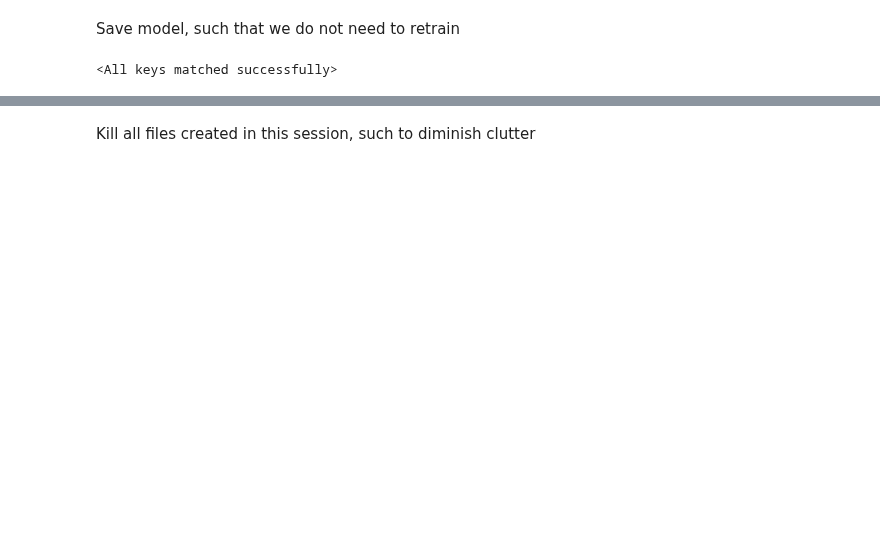
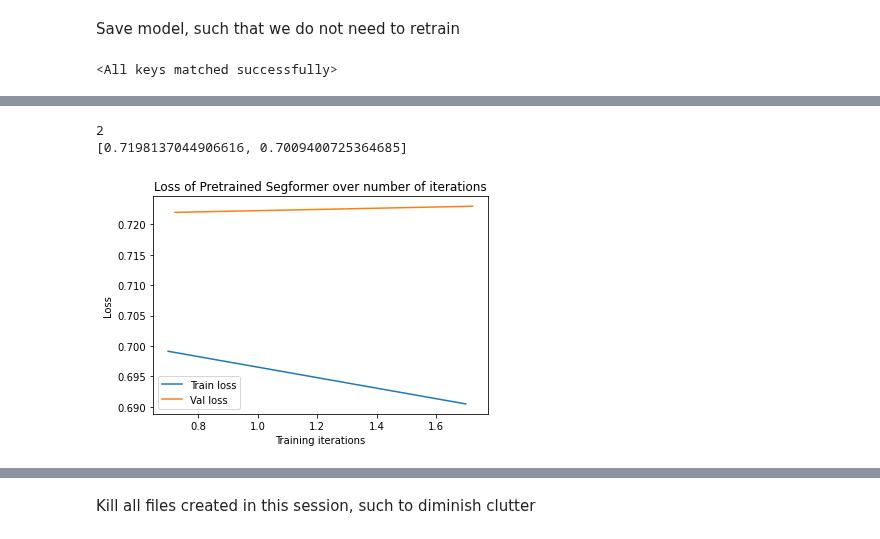
Before and after one commit to Nugni/Bachelor_rep_angiograms, a Jupyter notebook: src/Main.ipynb, the cells around one changed output, grey strips where cells are left out. Saved outputs shown, nothing was run; the diff lists cells and outputs as text; code cells hidden in the pictures; blank space fills up the shorter version.

```diff
--- a/src/Main.ipynb
+++ b/src/Main.ipynb
@@ -38,6 +42,7 @@ from torchvision.transforms import Resize
 import torchvision
 
 SynDataSet = SynData("SynData/synInput", "SynData/synLabel")
+SynDataSetWRepeat = SynData("SynData/synInput", "SynData/synLabel", repeat_channels=True)
 
 #Test we can retrieve data from Dataset
 test, lab = SynDataSet[0]
@@ -306,0 +212,12 @@ Mean f1 score: 0.99934
+# %%
+from transformers import AdamW
+from tqdm import tqdm
+
+epochs = 2
+
+segModel.to(device)
+
+optimizer = AdamW(model.parameters(), lr=0.00006) #model.parameters skal måske ændres??
+
+criterion = nn.BCELoss()
+criterion.to(device)
@@ -306,0 +226,4 @@ Mean f1 score: 0.99934
+# %%
+SynTrainDataR, SynValDataR, SynTestDataR = td.random_split(SynDataSetWRepeat, [0.5, 0.25, 0.25])
+# %%
+trainLoaderR, valLoaderR, testLoaderR = td.DataLoader(SynTrainDataR, batch_size=1), td.DataLoader(SynValDataR, batch_size=1), td.DataLoader(SynTestDataR, batch_size=1)
@@ -306,0 +304,10 @@ Mean f1 score: 0.99934
+# %%
+print(len(trainLoaderR))
+print(val_losses)
+# %% [output]
+2
+[0.7198137044906616, 0.7009400725364685]
+# %%
+visualizeLoss("Pretrained Segformer", 1, losses, val_losses)
+# %% [output]
+[figure, added]
```
Also changed, not shown: parts of 41 cells of this notebook.
